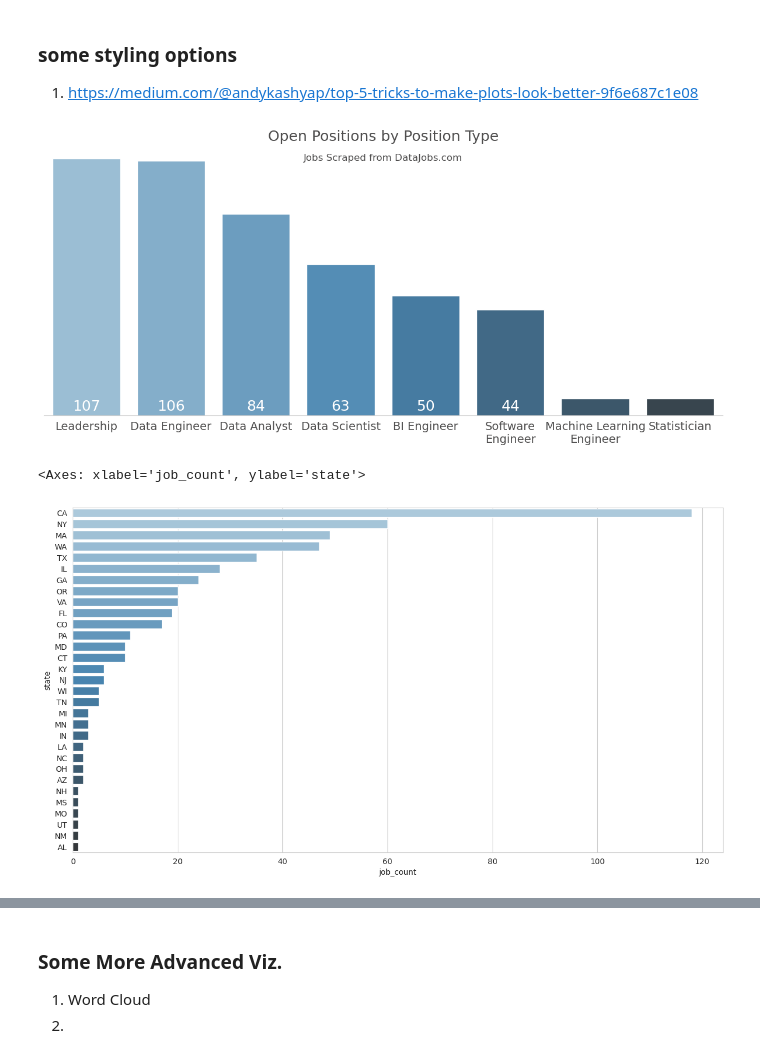
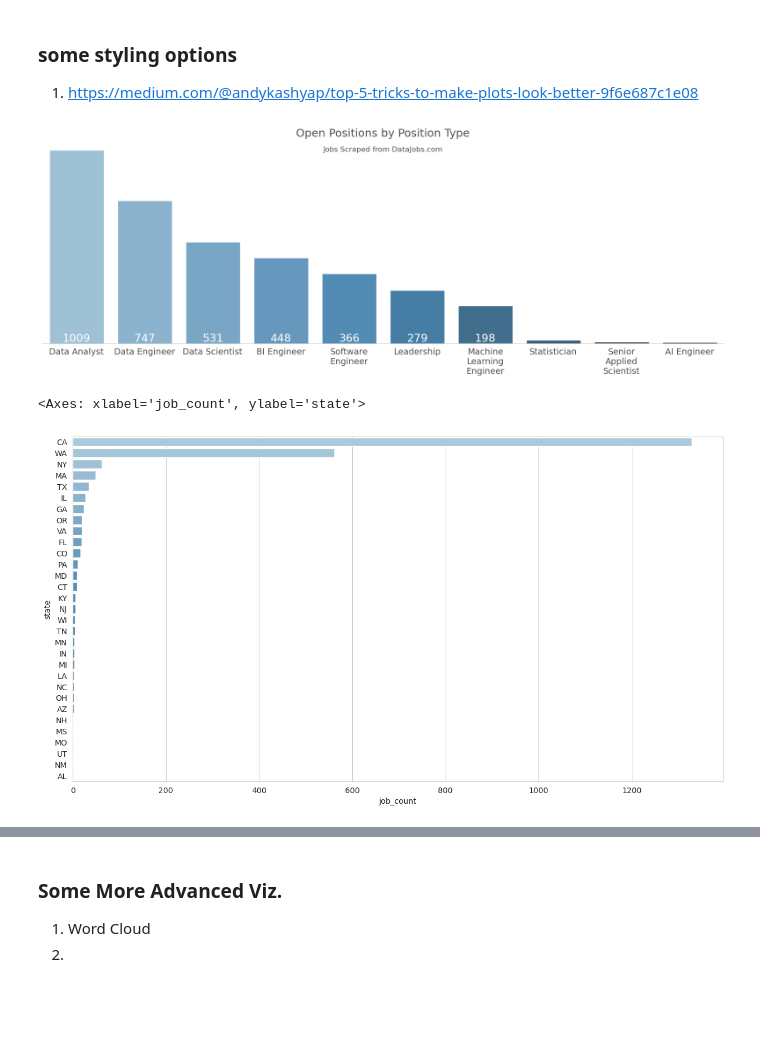
Before and after one commit to ColinB19/datajobswebscraper, a Jupyter notebook: Webscrape_DataJobs.ipynb, the cells around one changed output, grey strips where cells are left out. Saved outputs shown, nothing was run; the diff lists cells and outputs as text; code cells hidden in the pictures; blank space fills up the shorter version.

```diff
--- a/Webscrape_DataJobs.ipynb
+++ b/Webscrape_DataJobs.ipynb
@@ -510,7 +510,7 @@ def clean_title(title):
     else:
         return title
 # %%
-scrape_data = True
+scrape_data = False
 if scrape_data:
 
     djs = DataJobsScraper(site='Indeed')
@@ -519,5 +519,5 @@ if scrape_data:
     djs.clean_data()
     djs.export_data(data_path=PATH)
 
-job_meta = pd.read_csv(PATH + "/DataJobs_job-meta.csv")
-job_descriptions = pd.read_csv(PATH + "/DataJobs_job-descriptions.csv")
+job_meta = pd.concat([pd.read_csv(PATH + "/DataJobs_job-meta.csv"), pd.read_csv(PATH + "/Indeed_job-meta.csv")], ignore_index=True)
+job_descriptions = pd.concat([pd.read_csv(PATH + "/DataJobs_job-descriptions.csv"),pd.read_csv(PATH + "/Indeed_job-descriptions.csv")], ignore_index=True)
@@ -557,46 +539,44 @@ sns.set_style("whitegrid")
 # when you're ready to export uncomment this for a sharper image
 # plt.rcParams['figure.dpi'] = 360
 
-f, ax = plt.subplots(figsize=(15,6))
+f, ax = plt.subplots(figsize=(20,6))
 # there are a lot of duplicates accross the categories
 clean_title_counts = job_meta['clean_title'].value_counts().reset_index()
 
 # Plot the cats
 sns.set_color_codes("pastel")
-sns.barplot(x='clean_title', y="count", data=clean_title_counts[clean_title_counts['count'] > 1],
+sns.barplot(x='clean_title', y="count", data=clean_title_counts[clean_title_counts['count'] > 1].head(10),
             label="Number of Jobs per Category", palette="Blues_d", ax = ax)
 sns.despine(left=True)
 # ax.bar_label(ax.containers[0]);
 
 for idx, lbl in enumerate(list(ax.containers[0])):
     h = int(lbl.get_height())
-    if h > 10:
-        plt.text(x=idx, y=2, s=f"{int(lbl.get_height())}", color='white',fontsize=18, horizontalalignment='center')
+    if h >100:
+        plt.text(x=idx, y=10, s=f"{int(lbl.get_height())}", color='white',fontsize=18, horizontalalignment='center')
 
 
 # ax.set_ylabel('Number of Positions', size=18, color='#4f4e4e');
 ax.set_ylabel('')
 ax.set_xlabel('');
 ax.set_title(f'Open Positions by Position Type', size=18, color='#4f4e4e');
-plt.text(x=3.5, y=106, s='Jobs Scraped from DataJobs.com',
+plt.text(x=4.5, y=1000, s='Jobs Scraped from DataJobs.com',
                  color='#4f4e4e', fontsize=12, horizontalalignment='center')
 plt.xticks(size=14, color='#4f4e4e');
 # plt.yticks(size=14, color='#4f4e4e');
 plt.yticks([],[]);
 
 # let's fix the MLE text
 labels = [item.get_text() for item in ax.get_xticklabels()]
 for idx, label in enumerate(labels):
-    if label == "Machine Learning Engineer":
-        labels[idx] = "Machine Learning\nEngineer"
-    elif label == 'Software Engineer':
-        labels[idx] = "Software\nEngineer"
+    if len(label) > 14:
+        labels[idx] = '\n'.join(label.split())
 
 ax.set_xticklabels(labels = labels);
 
 plt.savefig('FIGS/position_types.png');
 # %% [output]
-[figure, old version]
+[figure, new version]
 # %%
 
 # do a geospatial map for this
@@ -610,7 +590,7 @@ sns.barplot(y='state', x="job_count", data=num_states,
             label="Alcohol-involved", palette="Blues_d", ax = ax, orient='h')
 # %% [output]
 <Axes: xlabel='job_count', ylabel='state'>
-[figure, old version]
+[figure, new version]
 # %%
 import geopandas as gpd
 from shapely.geometry import Polygon
```
Also changed, not shown: parts of 18 cells of this notebook.
